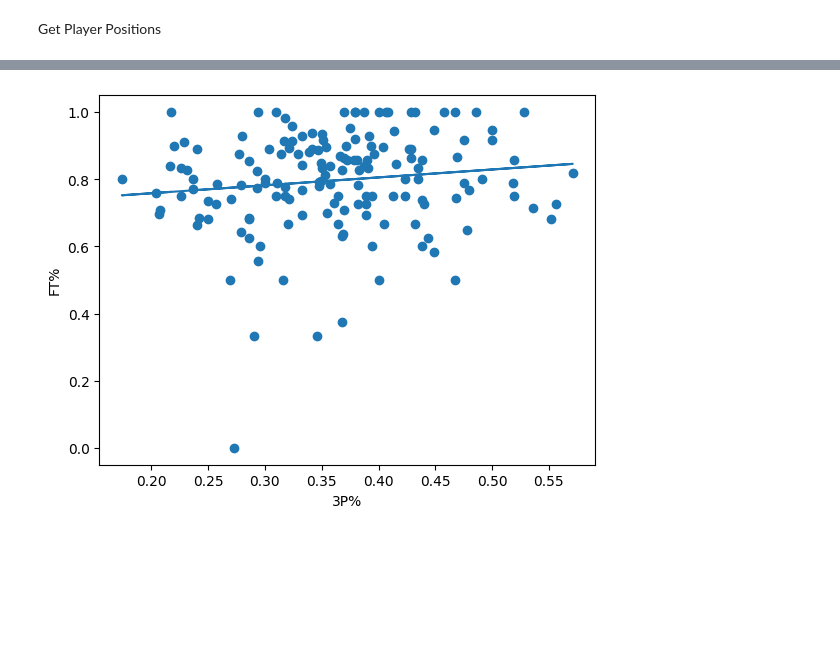
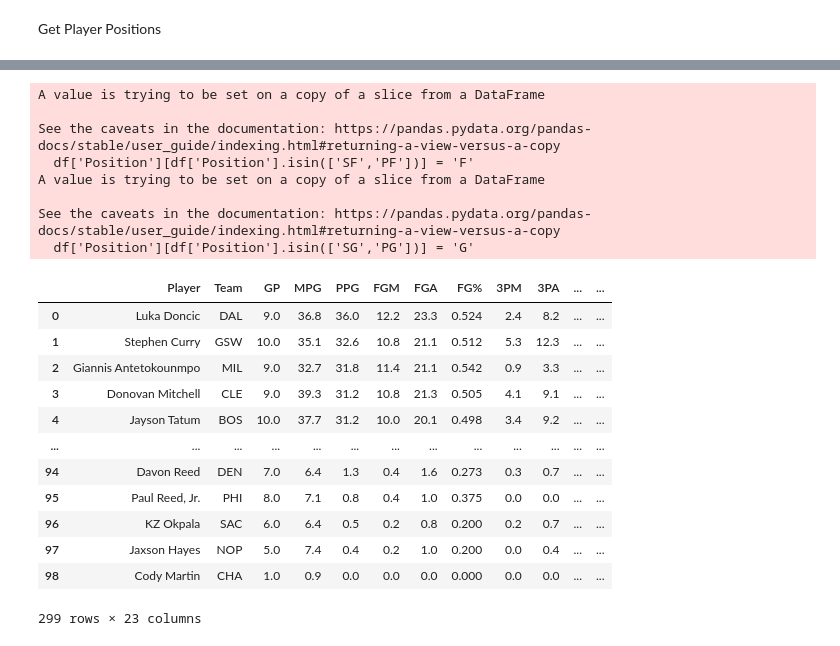
Before and after one commit to Jdka1/NBA-Position-Prediction-Model, a Jupyter notebook: getstats.ipynb, the cells around one changed output, grey strips where cells are left out. Drawn from its saved outputs; the diff is of its cells as text; code cells hidden in the pictures; blank space fills up the shorter version.

```diff
--- a/getstats.ipynb
+++ b/getstats.ipynb
@@ -81,31 +97,30 @@ get_positions()
-# %%
-import matplotlib.pyplot as plt
-import numpy as np
-
-# Data is averages
-
-scatter_df = data[['3P%', 'FT%', '3PA', 'FTA']]
-scatter_df = scatter_df[(scatter_df['FTA'] > 0) & (scatter_df['3PA'] > 3)]
-
-#  & (scatter_df['FTA'] > 1)
-
-x_feature, y_feature = '3P%', 'FT%'
-x, y = scatter_df[x_feature], scatter_df[y_feature]
-
-plt.scatter(x, y)
-
-plt.xlabel(x_feature)
-plt.ylabel(y_feature)
-
-a, b = np.polyfit(x, y, 1)
-plt.plot(x, a*x+b)
-
-
-plt.show()
-
-
-# Try to identify what position a player plays
-
-# compare 3P% of teams
-# %% [output]
-[figure, removed]
+# %%
+df = data.copy()
+
+
+df['Position'][df['Position'].isin(['SF','PF'])] = 'F'
+df['Position'][df['Position'].isin(['SG','PG'])] = 'G'
+
+df
+# %% [output]
+A value is trying to be set on a copy of a slice from a DataFrame
+
+See the caveats in the documentation: https://pandas.pydata.org/pandas-docs/stable/user_guide/indexing.html#returning-a-view-versus-a-copy
+  df['Position'][df['Position'].isin(['SF','PF'])] = 'F'
+A value is trying to be set on a copy of a slice from a DataFrame
+
+See the caveats in the documentation: https://pandas.pydata.org/pandas-docs/stable/user_guide/indexing.html#returning-a-view-versus-a-copy
+  df['Position'][df['Position'].isin(['SG','PG'])] = 'G'
+|  | Player | Team | GP | MPG | PPG | FGM | FGA | FG% | 3PM | 3PA | ... | ... |
+| 0 | Luka Doncic | DAL | 9.0 | 36.8 | 36.0 | 12.2 | 23.3 | 0.524 | 2.4 | 8.2 | ... | ... |
+| 1 | Stephen Curry | GSW | 10.0 | 35.1 | 32.6 | 10.8 | 21.1 | 0.512 | 5.3 | 12.3 | ... | ... |
+| 2 | Giannis Antetokounmpo | MIL | 9.0 | 32.7 | 31.8 | 11.4 | 21.1 | 0.542 | 0.9 | 3.3 | ... | ... |
+| 3 | Donovan Mitchell | CLE | 9.0 | 39.3 | 31.2 | 10.8 | 21.3 | 0.505 | 4.1 | 9.1 | ... | ... |
+| 4 | Jayson Tatum | BOS | 10.0 | 37.7 | 31.2 | 10.0 | 20.1 | 0.498 | 3.4 | 9.2 | ... | ... |
+| ... | ... | ... | ... | ... | ... | ... | ... | ... | ... | ... | ... | ... |
+| 94 | Davon Reed | DEN | 7.0 | 6.4 | 1.3 | 0.4 | 1.6 | 0.273 | 0.3 | 0.7 | ... | ... |
+| 95 | Paul Reed, Jr. | PHI | 8.0 | 7.1 | 0.8 | 0.4 | 1.0 | 0.375 | 0.0 | 0.0 | ... | ... |
+| 96 | KZ Okpala | SAC | 6.0 | 6.4 | 0.5 | 0.2 | 0.8 | 0.200 | 0.2 | 0.7 | ... | ... |
+| 97 | Jaxson Hayes | NOP | 5.0 | 7.4 | 0.4 | 0.2 | 1.0 | 0.200 | 0.0 | 0.4 | ... | ... |
+| 98 | Cody Martin | CHA | 1.0 | 0.9 | 0.0 | 0.0 | 0.0 | 0.000 | 0.0 | 0.0 | ... | ... |
+299 rows × 23 columns
```
Also changed, not shown: parts of 5 cells of this notebook.
